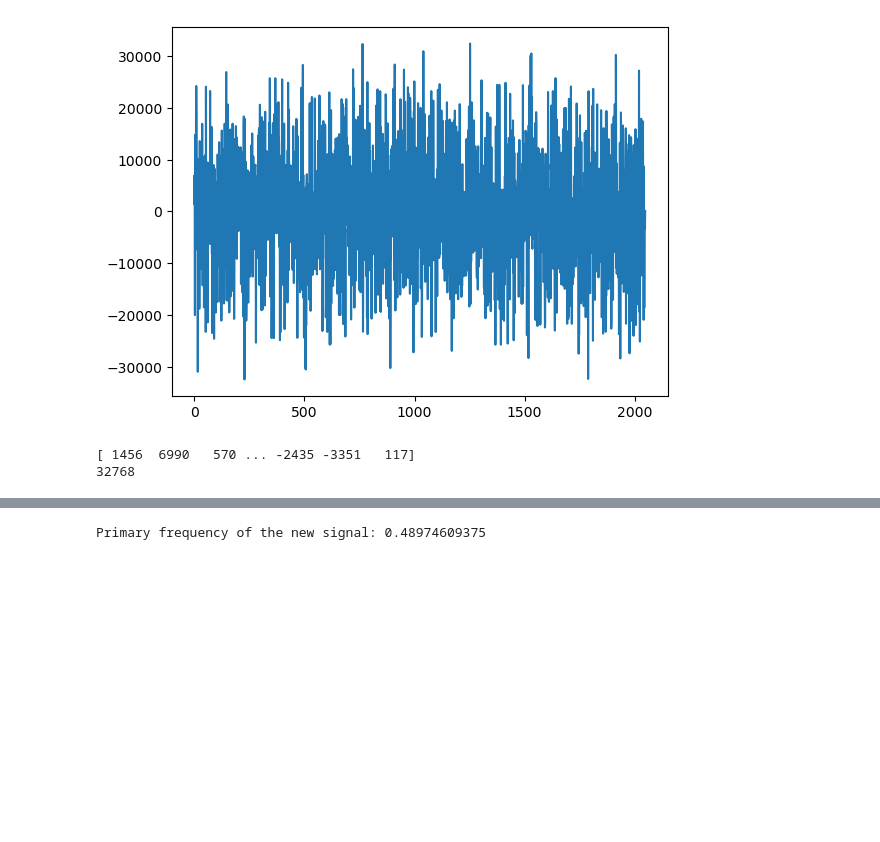
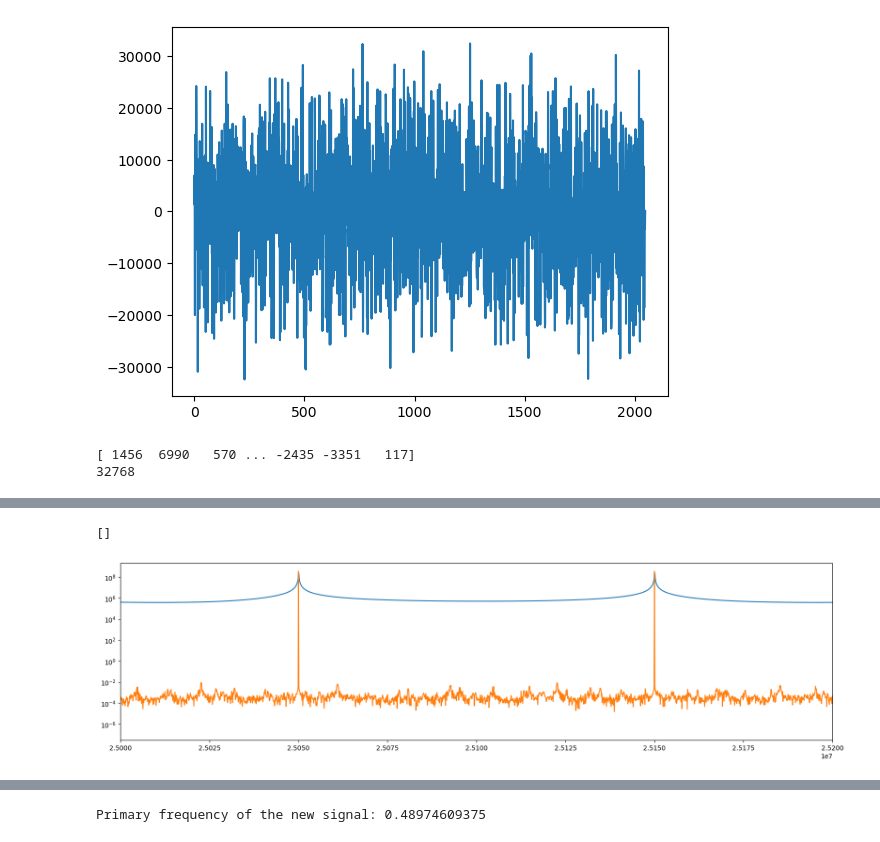
Before and after one commit to lusee-night/notebooks, a Jupyter notebook: calibrator/generate_signal.ipynb, the cells around one changed output, grey strips where cells are left out. Saved outputs shown, nothing was run; the diff lists cells and outputs as text; code cells hidden in the pictures; blank space fills up the shorter version.

```diff
--- a/calibrator/generate_signal.ipynb
+++ b/calibrator/generate_signal.ipynb
@@ -4,4 +4,5 @@ import matplotlib.pyplot as plt
 # %%
 wave = np.fromfile('calibrator_231001.bin' ,dtype=np.int16)
 plt.plot(wave)
+sampling_rate=102.4e6
 # %% [output]
@@ -115,0 +96,30 @@ Indices of non-zero frequencies: [1003]
+# %%
+# part 2: pick up coefficients around frequency of interest
+
+def isolate_frequency(signal, f, delta_f=140e3, return_fft=False):
+    coefs = np.fft.rfft(signal)
+    T = len(signal)/sampling_rate # total in seconds
+    dF = 1.0/T # base frequency hertz
+
+    if (return_fft):
+        freqs = np.arange(0,len(coefs))*dF
+        return freqs, coefs
+    index = int(f/dF)
+    delta_index = int(delta_f/dF)
+    index_low = index - delta_index//2
+    index_high = index + delta_index//2
+    coefs[:index_low] = 0
+    coefs[index_high:] = 0
+    print ("highest_freq = ",np.argmax(np.abs(coefs))*dF)
+    return np.fft.irfft(coefs)
+# %%
+freq, fft_drift = isolate_frequency(signal_drifted,150e3,  return_fft=True)
+freq, fft_not_drift = isolate_frequency(signal_not_drifted, 150e3,  return_fft=True)
+plt.figure(figsize=(20,5))
+plt.plot(freq, np.abs(fft_drift))
+plt.plot(freq, np.abs(fft_not_drift))
+plt.xlim(25e6,25e6+200e3)
+plt.semilogy()
+# %% [output]
+[]
+[figure, added]
```
Also changed, not shown: parts of 7 cells of this notebook.
